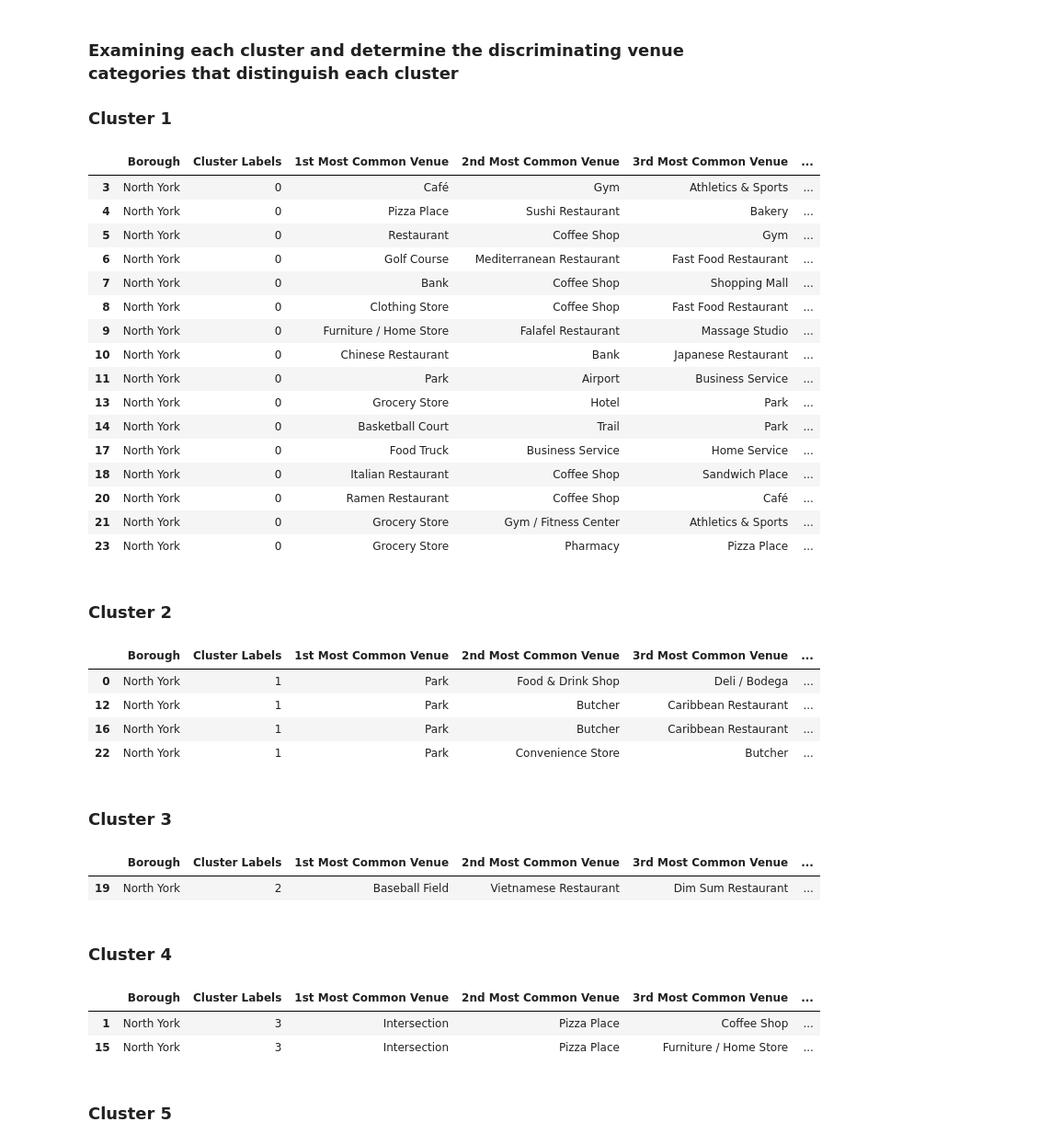
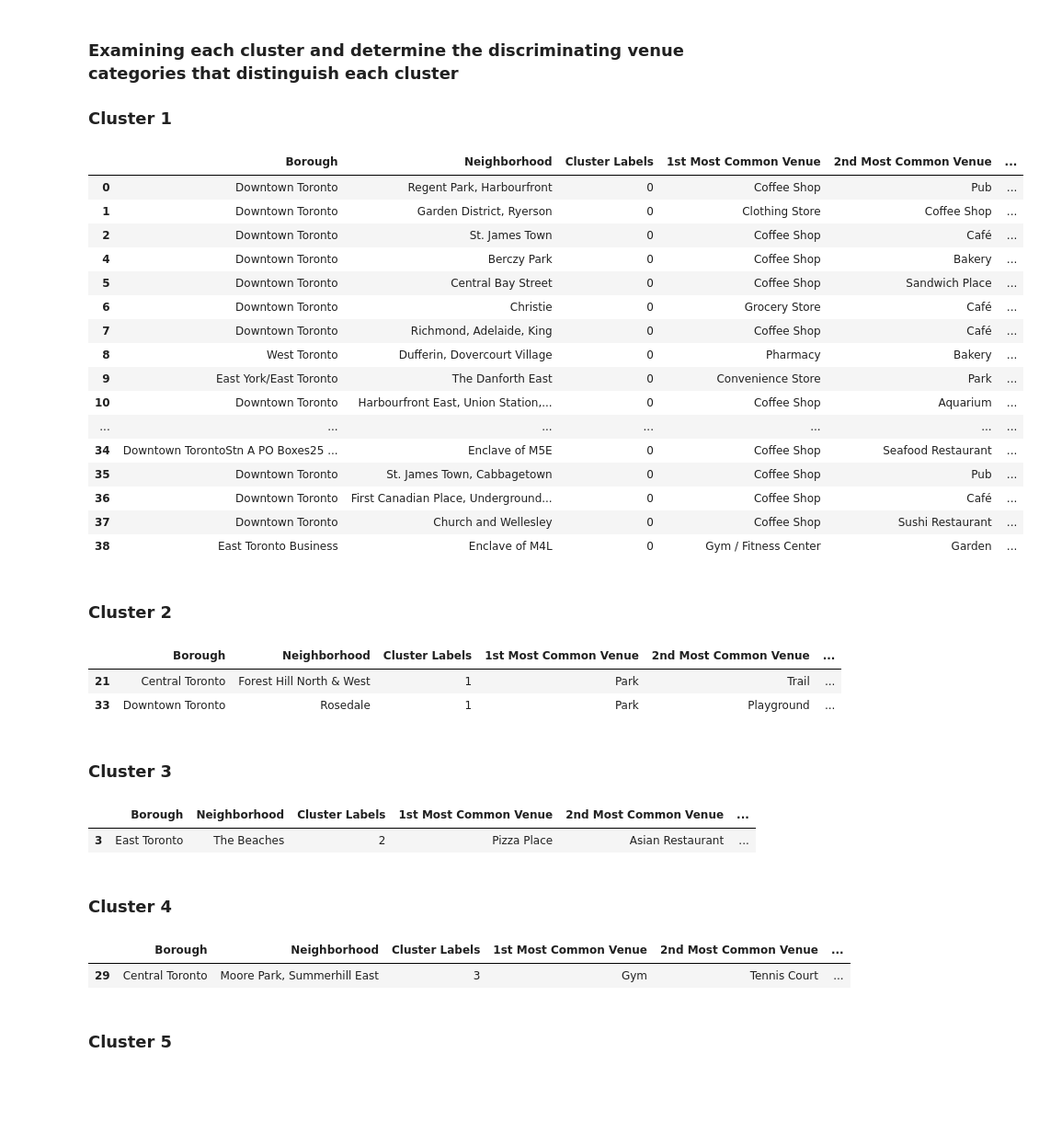
Before and after one commit to kmcleste/ml_from_scratch, a Jupyter notebook: coursera/Coursera_Capstone.ipynb, the cells around one changed output. Shown at 92% size. Saved outputs shown, nothing was run; the diff lists cells and outputs as text; code cells hidden in the pictures; blank space fills up the shorter version.

```diff
--- a/coursera/Coursera_Capstone.ipynb
+++ b/coursera/Coursera_Capstone.ipynb
@@ -420,4 +445,4 @@ north_york_onehot.shape
 # %%
-north_york_grouped = north_york_onehot.groupby('Neighborhood').mean().reset_index()
-north_york_grouped
+toronto_grouped = toronto_onehot.groupby('Neighborhood').mean().reset_index()
+toronto_grouped
 # %% [output]
@@ -494,10 +519,10 @@ for ind in np.arange(num_top_venues):
 
 # create a new dataframe
 neighborhoods_venues_sorted = pd.DataFrame(columns=columns)
-neighborhoods_venues_sorted['Neighborhood'] = north_york_grouped['Neighborhood']
+neighborhoods_venues_sorted['Neighborhood'] = toronto_grouped['Neighborhood']
 
-for ind in np.arange(north_york_grouped.shape[0]):
-    neighborhoods_venues_sorted.iloc[ind, 1:] = return_most_common_venues(north_york_grouped.iloc[ind, :], num_top_venues)
+for ind in np.arange(toronto_grouped.shape[0]):
+    neighborhoods_venues_sorted.iloc[ind, 1:] = return_most_common_venues(toronto_grouped.iloc[ind, :], num_top_venues)
 
 neighborhoods_venues_sorted.head()
 # %% [output]
@@ -513,10 +538,10 @@ neighborhoods_venues_sorted.head()
 # set number of clusters
 kclusters = 5
 
-north_york_grouped_clustering = north_york_grouped.drop('Neighborhood', 1)
+toronto_grouped_clustering = toronto_grouped.drop('Neighborhood', 1)
 
 # run k-means clustering
-kmeans = KMeans(n_clusters=kclusters, random_state=0).fit(north_york_grouped_clustering)
+kmeans = KMeans(n_clusters=kclusters, random_state=0).fit(toronto_grouped_clustering)
 
 # check cluster labels generated for each row in the dataframe
 kmeans.labels_[0:10]
@@ -526,11 +551,11 @@ array([0, 0, 0, 0, 0, 0, 0, 0, 0, 0])
 # add clustering labels
 neighborhoods_venues_sorted.insert(0, 'Cluster Labels', kmeans.labels_)
 
-north_york_merged = borough_data
+toronto_merged = toronto
 
 # merge north_york_grouped with borough_data to add latitude/longitude for each neighborhood
-north_york_merged = north_york_merged.join(neighborhoods_venues_sorted.set_index('Neighborhood'), on='Neighborhood')
+toronto_merged = toronto_merged.join(neighborhoods_venues_sorted.set_index('Neighborhood'), on='Neighborhood')
 
-north_york_merged.head() # check the last columns!
+toronto_merged.head() # check the last columns!
 # %% [output]
 |  | PostalCode | Borough | Neighborhood | Latitude | Longitude | Cluster Labels | 1st Most Common Venue | ... |
@@ -569,50 +594,47 @@ map_clusters
 <h3> Examining each cluster and determine the discriminating venue categories that distinguish each cluster </h3>
 <h3> Cluster 1 </h3>
 # %%
-north_york_merged.loc[north_york_merged['Cluster Labels'] == 0, north_york_merged.columns[[1] + list(range(5, north_york_merged.shape[1]))]]
+toronto_merged.loc[toronto_merged['Cluster Labels'] == 0 , toronto_merged.columns[[1,2] + list(range(5, toronto_merged.shape[1]))]]
 # %% [output]
-|  | Borough | Cluster Labels | 1st Most Common Venue | 2nd Most Common Venue | 3rd Most Common Venue | ... |
-| 3 | North York | 0 | Café | Gym | Athletics & Sports | ... |
-| 4 | North York | 0 | Pizza Place | Sushi Restaurant | Bakery | ... |
-| 5 | North York | 0 | Restaurant | Coffee Shop | Gym | ... |
-| 6 | North York | 0 | Golf Course | Mediterranean Restaurant | Fast Food Restaurant | ... |
-| 7 | North York | 0 | Bank | Coffee Shop | Shopping Mall | ... |
-| 8 | North York | 0 | Clothing Store | Coffee Shop | Fast Food Restaurant | ... |
-| 9 | North York | 0 | Furniture / Home Store | Falafel Restaurant | Massage Studio | ... |
-| 10 | North York | 0 | Chinese Restaurant | Bank | Japanese Restaurant | ... |
-| 11 | North York | 0 | Park | Airport | Business Service | ... |
-| 13 | North York | 0 | Grocery Store | Hotel | Park | ... |
-| 14 | North York | 0 | Basketball Court | Trail | Park | ... |
-| 17 | North York | 0 | Food Truck | Business Service | Home Service | ... |
-| 18 | North York | 0 | Italian Restaurant | Coffee Shop | Sandwich Place | ... |
-| 20 | North York | 0 | Ramen Restaurant | Coffee Shop | Café | ... |
-| 21 | North York | 0 | Grocery Store | Gym / Fitness Center | Athletics & Sports | ... |
-| 23 | North York | 0 | Grocery Store | Pharmacy | Pizza Place | ... |
+|  | Borough | Neighborhood | Cluster Labels | 1st Most Common Venue | 2nd Most Common Venue | ... |
+| 0 | Downtown Toronto | Regent Park, Harbourfront | 0 | Coffee Shop | Pub | ... |
+| 1 | Downtown Toronto | Garden District, Ryerson | 0 | Clothing Store | Coffee Shop | ... |
+| 2 | Downtown Toronto | St. James Town | 0 | Coffee Shop | Café | ... |
+| 4 | Downtown Toronto | Berczy Park | 0 | Coffee Shop | Bakery | ... |
+| 5 | Downtown Toronto | Central Bay Street | 0 | Coffee Shop | Sandwich Place | ... |
+| 6 | Downtown Toronto | Christie | 0 | Grocery Store | Café | ... |
+| 7 | Downtown Toronto | Richmond, Adelaide, King | 0 | Coffee Shop | Café | ... |
+| 8 | West Toronto | Dufferin, Dovercourt Village | 0 | Pharmacy | Bakery | ... |
+| 9 | East York/East Toronto | The Danforth East | 0 | Convenience Store | Park | ... |
+| 10 | Downtown Toronto | Harbourfront East, Union Station,... | 0 | Coffee Shop | Aquarium | ... |
+| ... | ... | ... | ... | ... | ... | ... |
+| 34 | Downtown TorontoStn A PO Boxes25 ... | Enclave of M5E | 0 | Coffee Shop | Seafood Restaurant | ... |
+| 35 | Downtown Toronto | St. James Town, Cabbagetown | 0 | Coffee Shop | Pub | ... |
+| 36 | Downtown Toronto | First Canadian Place, Underground... | 0 | Coffee Shop | Café | ... |
+| 37 | Downtown Toronto | Church and Wellesley | 0 | Coffee Shop | Sushi Restaurant | ... |
+| 38 | East Toronto Business | Enclave of M4L | 0 | Gym / Fitness Center | Garden | ... |
 # %% [markdown]
 <h3> Cluster 2</h3>
 # %%
-north_york_merged.loc[north_york_merged['Cluster Labels'] == 1, north_york_merged.columns[[1] + list(range(5, north_york_merged.shape[1]))]]
+toronto_merged.loc[toronto_merged['Cluster Labels'] == 1, toronto_merged.columns[[1,2] + list(range(5, toronto_merged.shape[1]))]]
 # %% [output]
-|  | Borough | Cluster Labels | 1st Most Common Venue | 2nd Most Common Venue | 3rd Most Common Venue | ... |
-| 0 | North York | 1 | Park | Food & Drink Shop | Deli / Bodega | ... |
-| 12 | North York | 1 | Park | Butcher | Caribbean Restaurant | ... |
-| 16 | North York | 1 | Park | Butcher | Caribbean Restaurant | ... |
-| 22 | North York | 1 | Park | Convenience Store | Butcher | ... |
+|  | Borough | Neighborhood | Cluster Labels | 1st Most Common Venue | 2nd Most Common Venue | ... |
+| 21 | Central Toronto | Forest Hill North & West | 1 | Park | Trail | ... |
+| 33 | Downtown Toronto | Rosedale | 1 | Park | Playground | ... |
 # %% [markdown]
 <h3>Cluster 3</h3>
 # %%
-north_york_merged.loc[north_york_merged['Cluster Labels'] == 2, north_york_merged.columns[[1] + list(range(5, north_york_merged.shape[1]))]]
+toronto_merged.loc[toronto_merged['Cluster Labels'] == 2, toronto_merged.columns[[1,2] + list(range(5, toronto_merged.shape[1]))]]
 # %% [output]
-|  | Borough | Cluster Labels | 1st Most Common Venue | 2nd Most Common Venue | 3rd Most Common Venue | ... |
-| 19 | North York | 2 | Baseball Field | Vietnamese Restaurant | Dim Sum Restaurant | ... |
+|  | Borough | Neighborhood | Cluster Labels | 1st Most Common Venue | 2nd Most Common Venue | ... |
+| 3 | East Toronto | The Beaches | 2 | Pizza Place | Asian Restaurant | ... |
 # %% [markdown]
 <h3> Cluster 4</h3>
 # %%
-north_york_merged.loc[north_york_merged['Cluster Labels'] == 3, north_york_merged.columns[[1] + list(range(5, north_york_merged.shape[1]))]]
+toronto_merged.loc[toronto_merged['Cluster Labels'] == 3, toronto_merged.columns[[1,2] + list(range(5, toronto_merged.shape[1]))]]
 # %% [output]
-|  | Borough | Cluster Labels | 1st Most Common Venue | 2nd Most Common Venue | 3rd Most Common Venue | ... |
-| 1 | North York | 3 | Intersection | Pizza Place | Coffee Shop | ... |
-| 15 | North York | 3 | Intersection | Pizza Place | Furniture / Home Store | ... |
+|  | Borough | Neighborhood | Cluster Labels | 1st Most Common Venue | 2nd Most Common Venue | ... |
+| 29 | Central Toronto | Moore Park, Summerhill East | 3 | Gym | Tennis Court | ... |
 # %% [markdown]
 <h3> Cluster 5</h3>
 # %%
```
Also changed, not shown: parts of 38 cells of this notebook.
